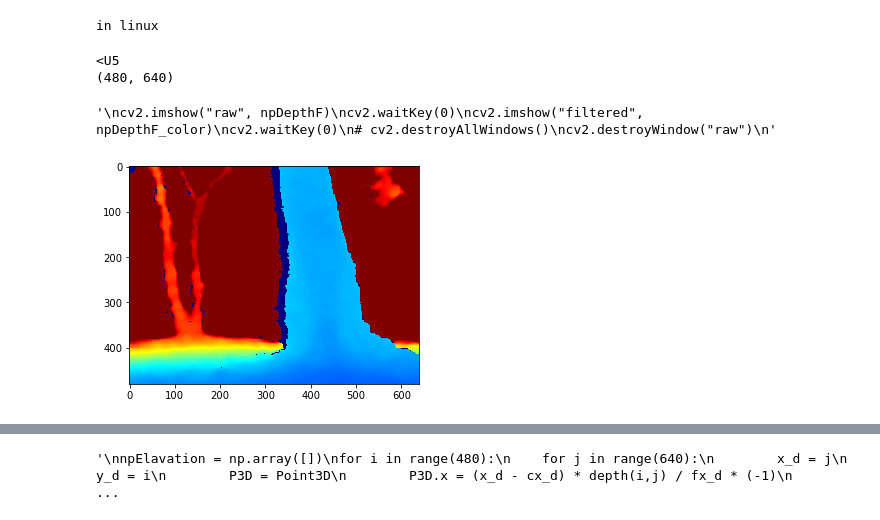
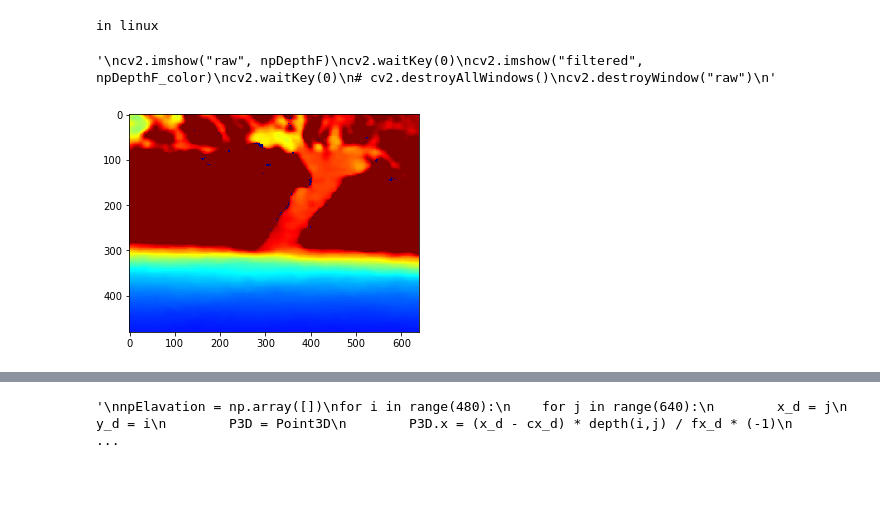
Before and after one commit to wowyunDBL/depth_app, a Jupyter notebook: jupyterNotebook/ground_subtr_npy.ipynb, the cells around one changed output, grey strips where cells are left out. Drawn from its saved outputs; the diff is of its cells as text; code cells hidden in the pictures; blank space fills up the shorter version.

```diff
--- a/jupyterNotebook/ground_subtr_npy.ipynb
+++ b/jupyterNotebook/ground_subtr_npy.ipynb
@@ -2,7 +2,7 @@
 import sys
 if sys.platform.startswith('linux'): # or win
     print("in linux")
-    file_path = "/home/ncslaber/109-2/hill_experiment/npy_depth/"
+    file_path = "/home/ncslaber/109-2/tree_experiment/npy_depth/"
 #     sys.path.remove('/opt/ros/kinetic/lib/python2.7/dist-packages')
 else:
     file_path = r"G:/我的雲端硬碟/0327_align_depth/"
@@ -26,32 +26,30 @@ import statistics # as sta
 # %%
 '''load file'''
 npDepth = []
 
-with open(file_path + 'two_tree.csv', 'r') as csvfile:
-  rows = csv.reader(csvfile, delimiter=',')
-  for row in rows:
-    npDepth.append(row)
-npDepth = np.asanyarray(npDepth)
-print(npDepth.dtype) # U5 means string length < 5
-print(npDepth.shape)
-npDepth = npDepth.astype('uint16')
+# with open(file_path + 'far_1_p.csv', 'r') as csvfile:
+#   rows = csv.reader(csvfile, delimiter=',')
+#   for row in rows:
+#     npDepth.append(row)
+# npDepth = np.asanyarray(npDepth)
+# print(npDepth.dtype) # U5 means string length < 5
+# print(npDepth.shape)
+# npDepth = npDepth.astype('uint16')
 
-# npDepth = np.load(file_path+"tree_near.npy")
+npDepth = np.load(file_path+"far_1_p.npy")
 
 npDepthF = cv2.convertScaleAbs(npDepth, alpha=0.04) # 6m
 npDepthF_color = cv2.applyColorMap(npDepthF, cv2.COLORMAP_JET)
 plt.imshow(cv2.cvtColor(npDepthF_color, cv2.COLOR_BGR2RGB))
 
 '''
 cv2.imshow("raw", npDepthF)
 cv2.waitKey(0)
 cv2.imshow("filtered", npDepthF_color)
 cv2.waitKey(0)
 # cv2.destroyAllWindows()
 cv2.destroyWindow("raw")
 '''
 # %% [output]
-<U5
-(480, 640)
+'\ncv2.imshow("raw", npDepthF)\ncv2.waitKey(0)\ncv2.imshow("filtered", npDepthF_color)\ncv2.waitKey(0)\n# cv2.destroyAllWindows()\ncv2.destroyWindow("raw")\n'
-'\ncv2.imshow("raw", npDepthF)\ncv2.waitKey(0)\ncv2.imshow("filtered", npDepthF_color)\ncv2.waitKey(0)\n# cv2.destroyAllWindows()\ncv2.destroyWindow("raw")\n'
-[figure, old version]
+[figure, new version]
```
Also changed, not shown: parts of 3 cells of this notebook, 2 other files.
